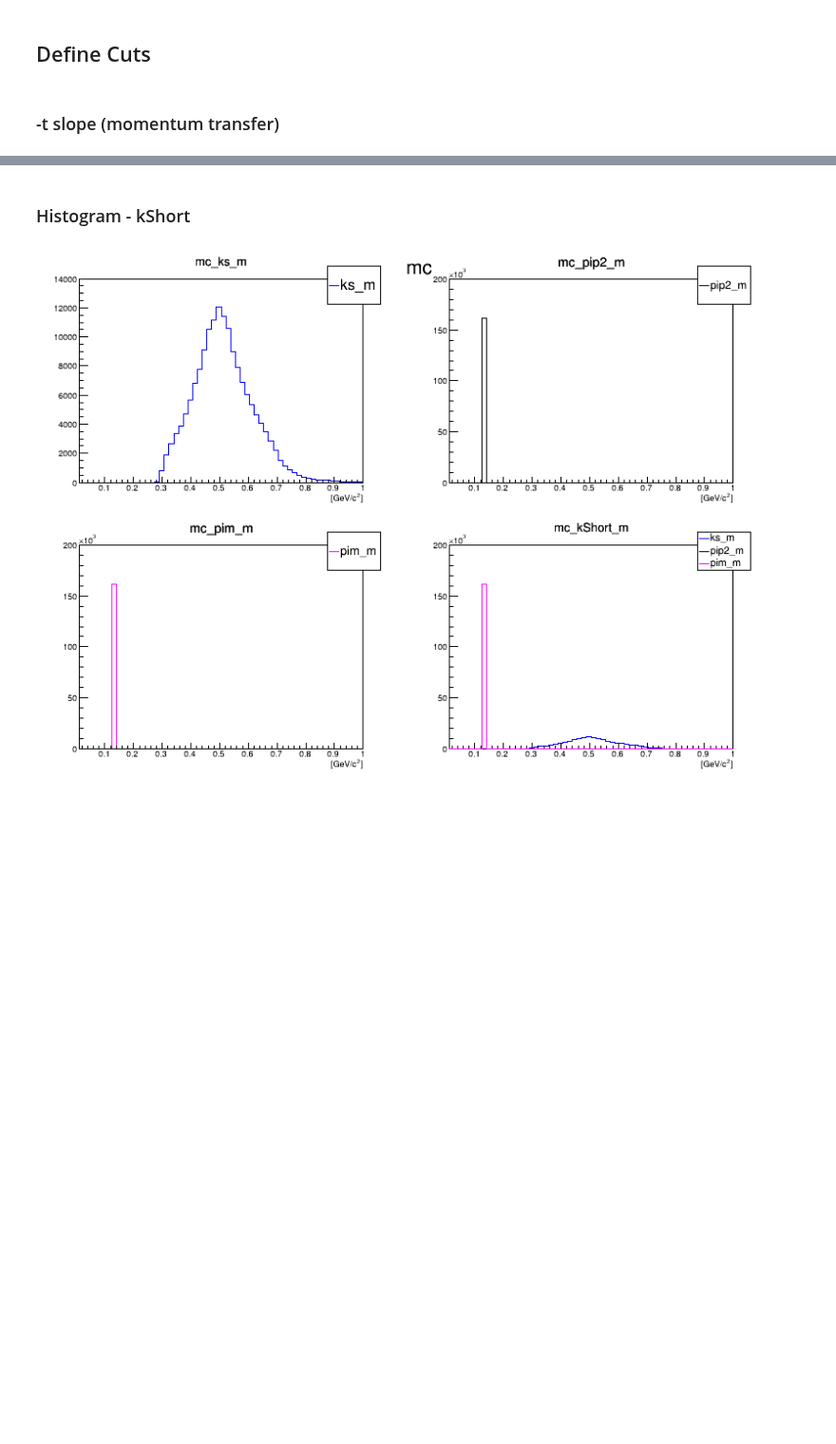
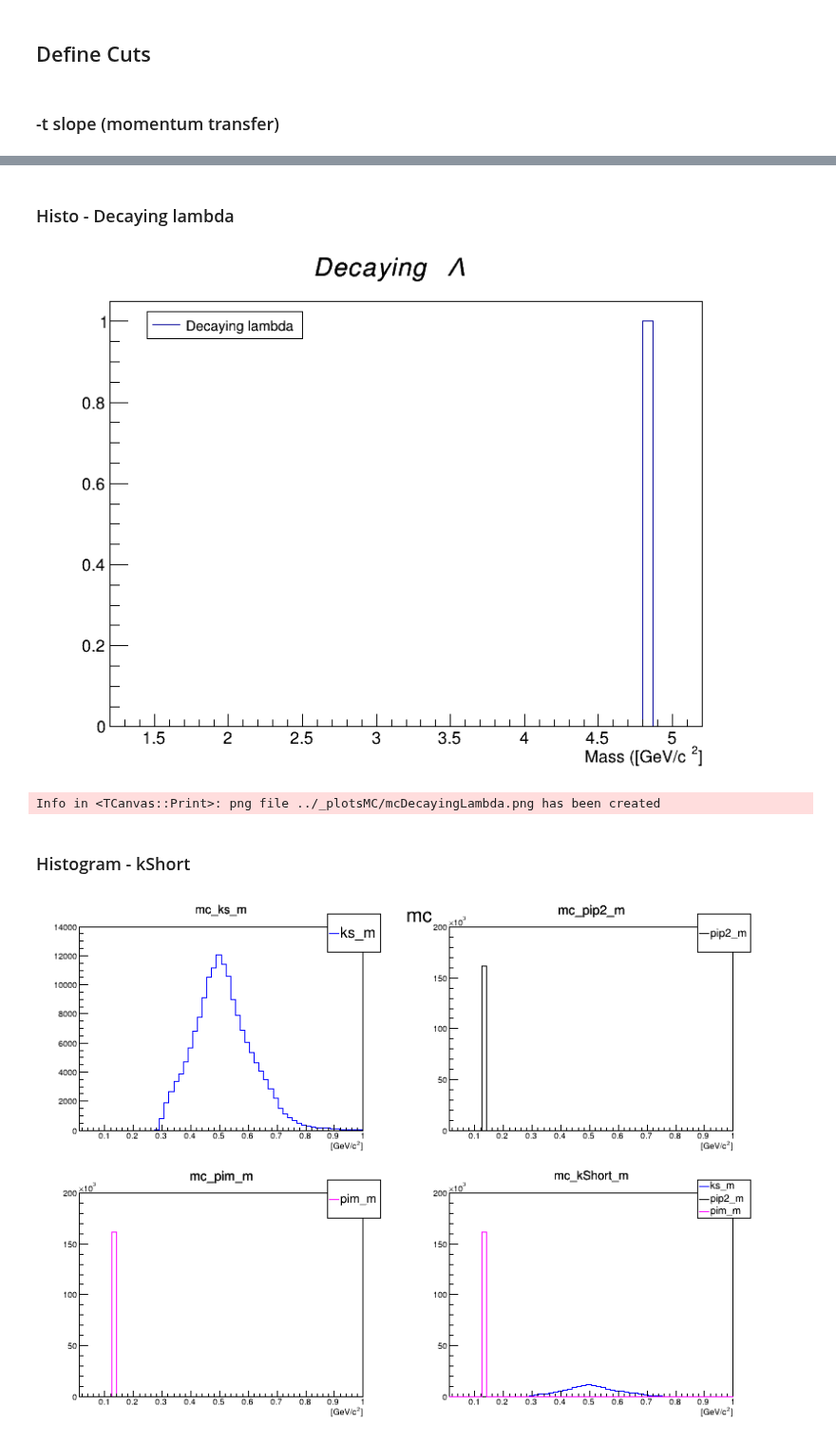
Before and after one commit to dancbart/gluex, a Jupyter notebook: analysisMC/mcKKpi_analysis_flatte.ipynb, the cells around one changed output, grey strips where cells are left out. Shown at 95% size. Saved outputs shown, nothing was run; the diff lists cells and outputs as text; code cells hidden in the pictures; blank space fills up the shorter version.

```diff
--- a/analysisMC/mcKKpi_analysis_flatte.ipynb
+++ b/analysisMC/mcKKpi_analysis_flatte.ipynb
@@ -36,8 +15,19 @@ TFile**         /work/halld/home/dbarton/gluex/dselectors/KKpiFlatte.root
 # %%
+import numpy as np
 import ROOT
+# ROOT.EnableImplicitMT() # Enable multi-threading
+fileName = "/work/halld/home/dbarton/gluex/dselectors/KKpiFlatte.root"
+treeName = "a0KKpi"
 
-filename = "/work/halld/home/dbarton/gluex/dselectors/KKpiFlatte.root"
+# Make dataframe from tree
+def buildDataFrame(fileName, treeName):
+    df = ROOT.RDataFrame(treeName, fileName)
 
+    return df
+
+dfKKpi = buildDataFrame(fileName, treeName)
+
+# List available columns for plotting
 def list_trees_and_branches(filename):
     file = ROOT.TFile.Open(filename)
     # Loop over all keys in the file
@@ -54,8 +44,8 @@ def list_trees_and_branches(filename):
             for branch in branches:
                 print(f" - {branch.GetName()}")
 
-    # Close the file
+    file.ls()
     file.Close()
-list_trees_and_branches(filename)
+list_trees_and_branches(fileName)
 # %% [output]
 File: /work/halld/home/dbarton/gluex/dselectors/KKpiFlatte.root
@@ -207,3 +128,37 @@ Info in <TCanvas::Print>: png file ../_plotsMC/momentumTransfer.png has been cre
+# %% [markdown]
+### Histo - Decaying lambda
+# %%
+from IPython.display import Image, display
+
+def plotting(df):
+
+    ######## APPLY CUTS ########
+    dfFiltered = df #.Filter(reject_lambda) # .Filter(keep_kstar_plus).Filter(reject_kstar_zero).Filter(select_kShort).
+    # dfFiltered = df.Filter(select_kShort)
+    ############################
+
+    canvas = ROOT.TCanvas("c", "c", 800, 600)
+    h1 = dfFiltered.Histo1D(('Decaying Lambda', 'Decaying $\Lambda$', 60, 1.2, 5.2), 'decayingLambdaCP4_E')
+    h1.SetStats(False)
+    h1.GetXaxis().SetTitle('Mass ([GeV/c^{2}]')
+    h1.Draw()
+
+    # create legend
+    legend = ROOT.TLegend(0.15, 0.83, 0.36, 0.88) # xLeft, yBottom, xRight, yTop
+    legend.AddEntry(h1.GetValue(), 'Decaying lambda', 'l')
+    legend.Draw('same')
+
+    img_path = "../_plotsMC/mcDecayingLambda.png"
+    canvas.SaveAs(img_path)
+    canvas.Close()
+
+    # Display the saved image
+    display(Image(filename=img_path))
+
+plotting(dfKKpi)
+# %% [output]
+[figure, added]
+Info in <TCanvas::Print>: png file ../_plotsMC/mcDecayingLambda.png has been created
 # %% [markdown]
 ### Histogram - kShort
 # %%
```
Also changed, not shown: parts of 9 cells of this notebook, 1 other file.
